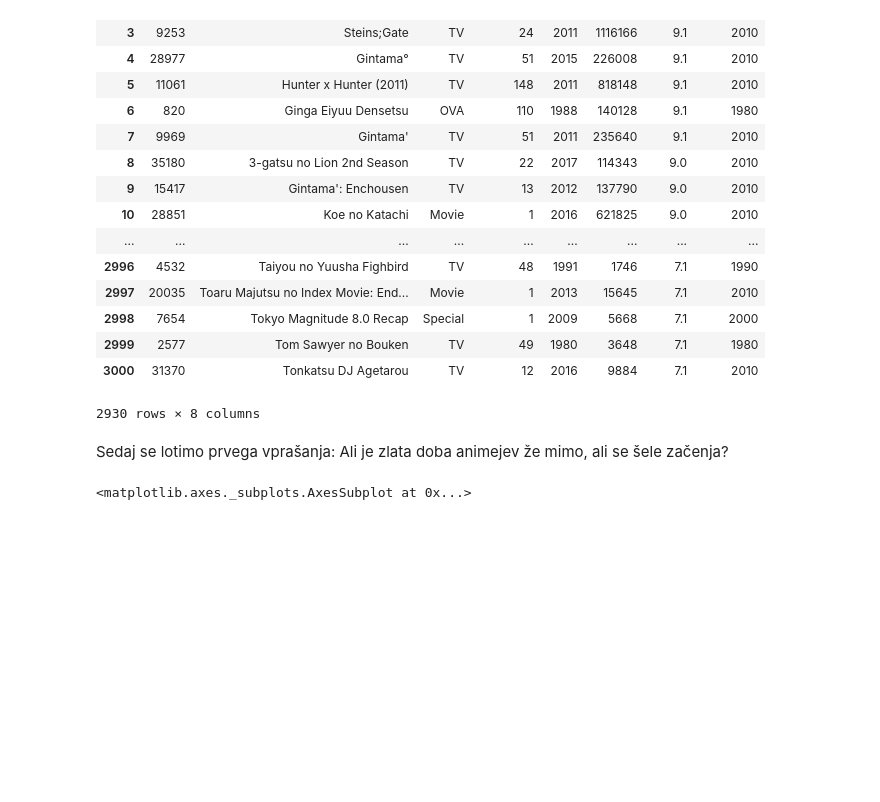
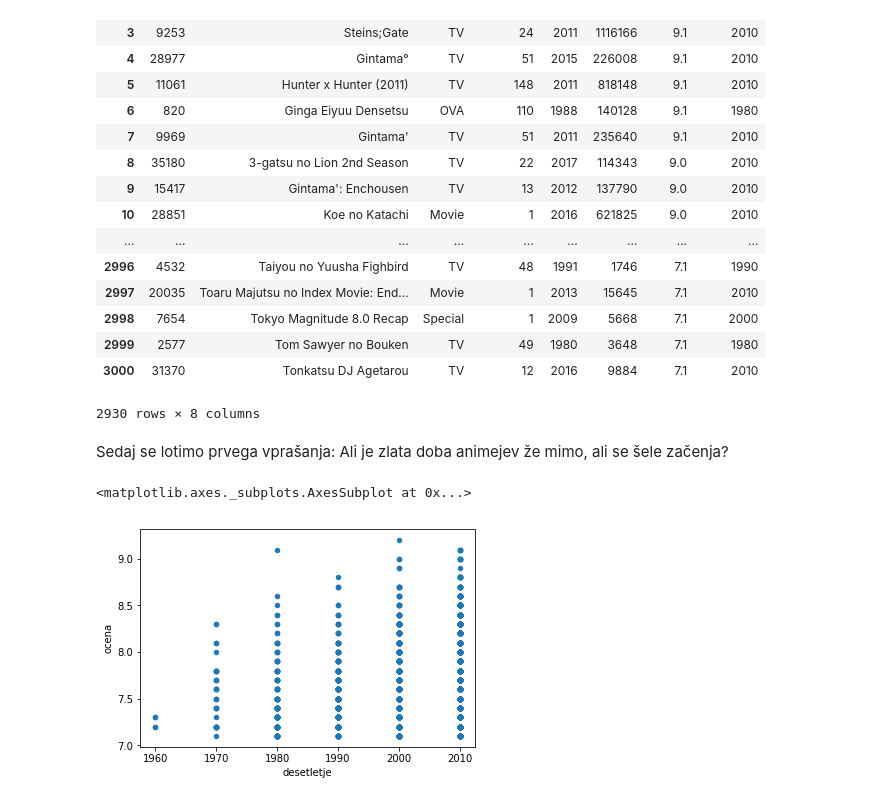
Before and after one commit to TheJim123/Programiranje-1-projektna, a Jupyter notebook: Projektna/Projekt.ipynb, the cells around one changed output. Drawn from its saved outputs; the diff is of its cells as text; code cells hidden in the pictures; blank space fills up the shorter version.

```diff
--- a/Projektna/Projekt.ipynb
+++ b/Projektna/Projekt.ipynb
@@ -173,6 +171,7 @@ animeji
 # %% [markdown]
 Sedaj se lotimo prvega vprašanja: Ali je zlata doba animejev že mimo, ali se šele začenja?
 # %%
-animeji[animeji.ocena >= 9.0].plot.scatter('desetletje', 'ocena')
+animeji[animeji.desetletje >= 1950].plot.scatter('desetletje', 'ocena')
 # %% [output]
 <matplotlib.axes._subplots.AxesSubplot at 0x...>
+[figure, added]
```
Also changed, not shown: parts of 5 cells of this notebook, 1 other file.
